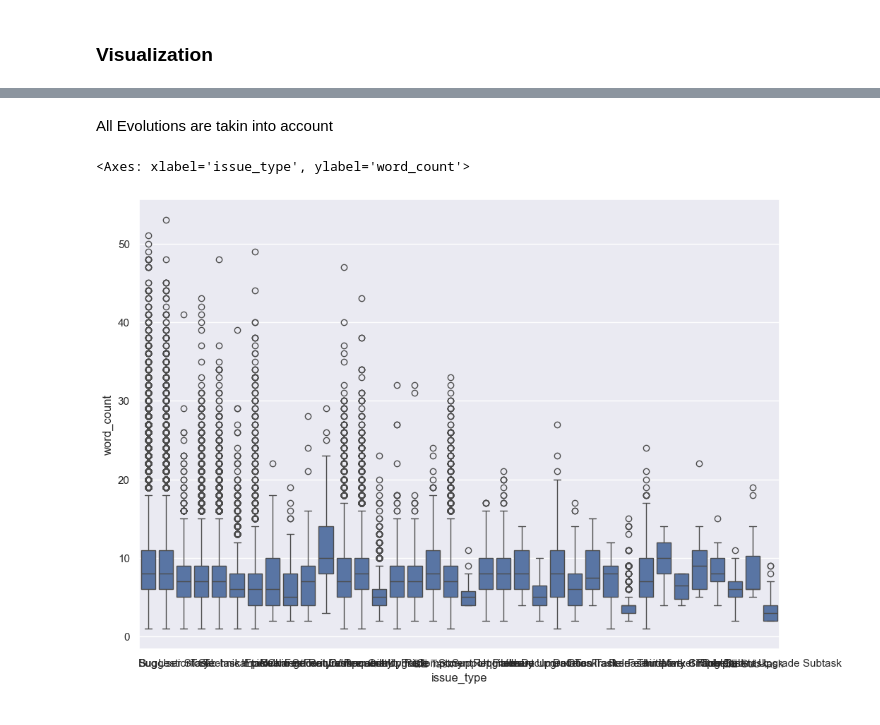
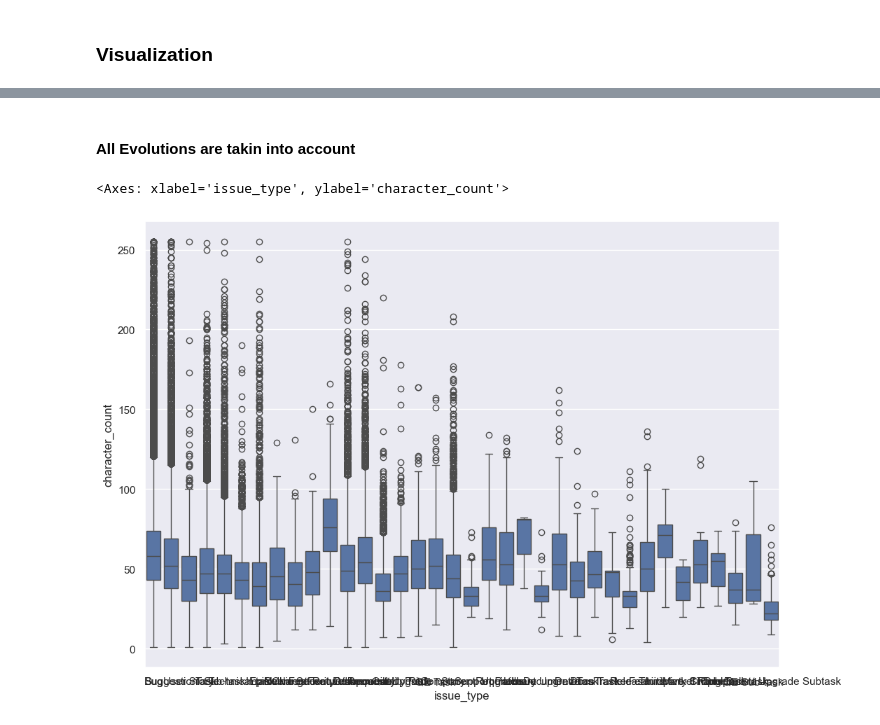
Before and after one commit to Piet777/master-thesis, a Jupyter notebook: summaryLength.ipynb, the cells around one changed output, grey strips where cells are left out. Drawn from its saved outputs; the diff is of its cells as text; code cells hidden in the pictures.

```diff
--- a/summaryLength.ipynb
+++ b/summaryLength.ipynb
@@ -290,5 +305,4 @@ evo_df_preprocessed.to_csv("data/csv/summary_by_issuetype_df.csv")
 # %% [markdown]
 ### Visualization
 # %%
-df = pd.read_csv('./data/csv/summary_by_issuetype_df.csv')
-df.info()
+df = pd.read_csv('./data/csv/summary_charCount_by_issuetype_df.csv')
@@ -312,8 +351,8 @@ memory usage: 30.3+ MB
 # %% [markdown]
-All Evolutions are takin into account
+#### All Evolutions are takin into account
 # %%
 sns.set(rc={'figure.figsize':(11.7,8.27)})
-sns.boxplot(data=df, x="issue_type", y="word_count")
+sns.boxplot(data=df, x="issue_type", y="character_count")
 # %% [output]
-<Axes: xlabel='issue_type', ylabel='word_count'>
+<Axes: xlabel='issue_type', ylabel='character_count'>
-[figure, old version]
+[figure, new version]
```
Also changed, not shown: parts of 24 cells of this notebook, 5 other files.
